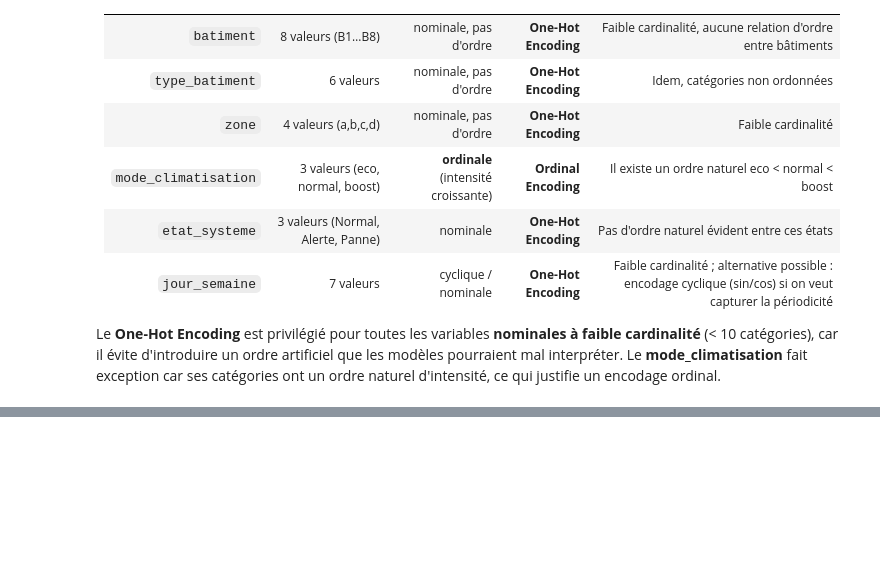
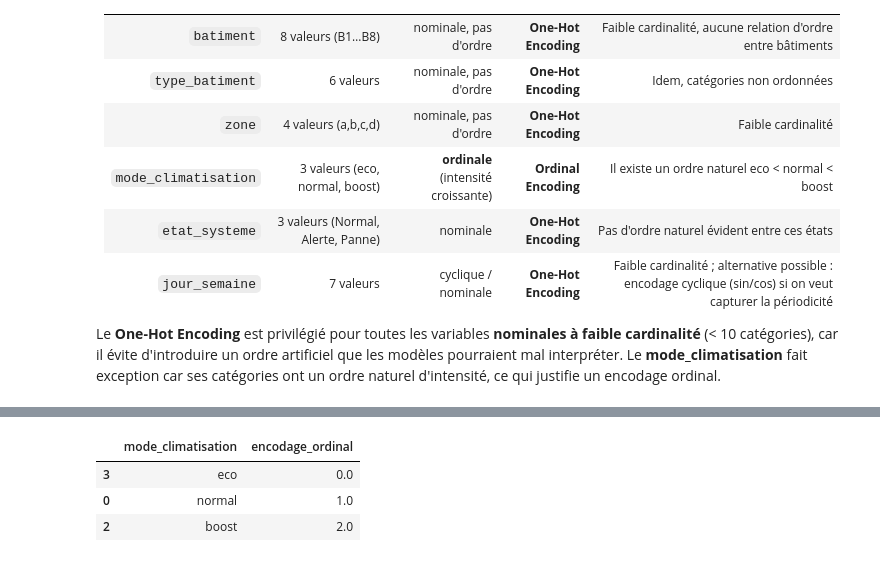
Before and after one commit to Youssoupha-ndiaye/atelier_pr-parations_donn-es_ODC_IA, a Jupyter notebook: atelier_prepa_donnees_tab/notebooks/atelier_prepa_donnees_tab.ipynb, the cells around one changed output, grey strips where cells are left out. Cells and saved outputs as stored; diff of their text form; code cells hidden in the pictures; blank space fills up the shorter version.

Commit message:
application de l'encodage

```diff
--- a/atelier_prepa_donnees_tab/notebooks/atelier_prepa_donnees_tab.ipynb
+++ b/atelier_prepa_donnees_tab/notebooks/atelier_prepa_donnees_tab.ipynb
@@ -697,0 +719,16 @@ naturel d'intensité, ce qui justifie un encodage ordinal.
+# %%
+# --- Ordinal Encoding pour mode_climatisation (ordre naturel eco < normal < boost) ---
+ordre_climatisation = [["eco", "normal", "boost"]]
+
+oe_demo = OrdinalEncoder(categories=ordre_climatisation, handle_unknown="use_encoded_value", unknown_value=-1)
+X_oe_demo = oe_demo.fit_transform(X_train[["mode_climatisation"]].fillna("normal"))
+
+pd.DataFrame({
+    "mode_climatisation": X_train["mode_climatisation"].fillna("normal").values,
+    "encodage_ordinal": X_oe_demo.ravel(),
+}).drop_duplicates().sort_values("encodage_ordinal")
+# %% [output]
+|  | mode_climatisation | encodage_ordinal |
+| 3 | eco | 0.0 |
+| 0 | normal | 1.0 |
+| 2 | boost | 2.0 |
```
Also changed, not shown: parts of 1 cell of this notebook.
